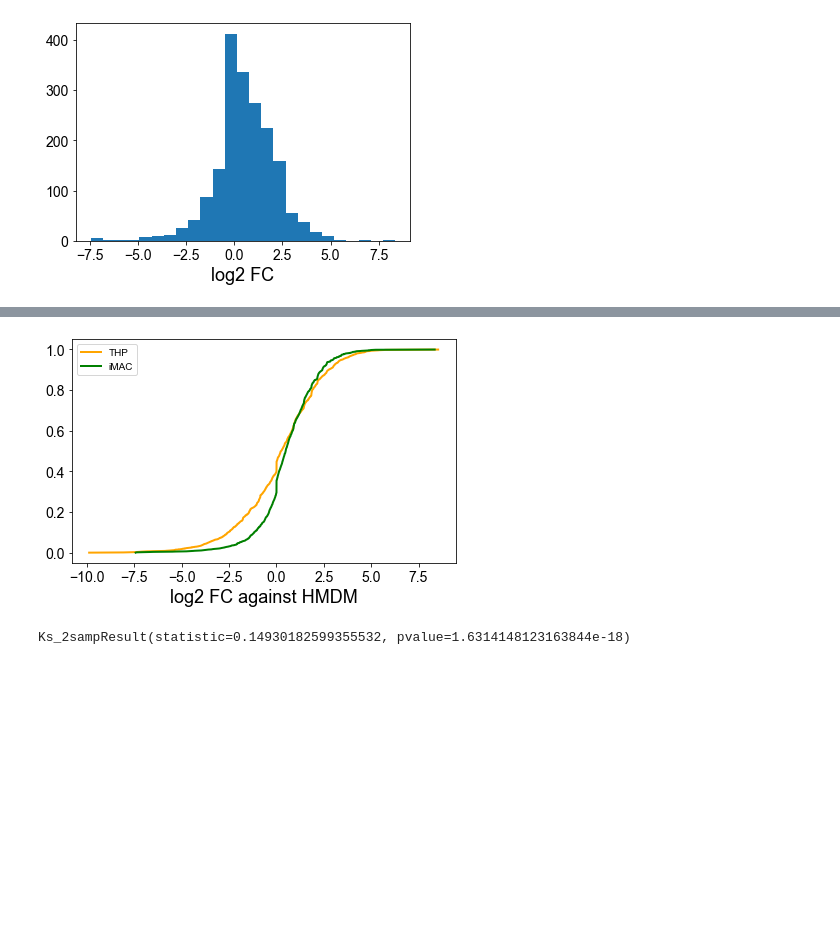
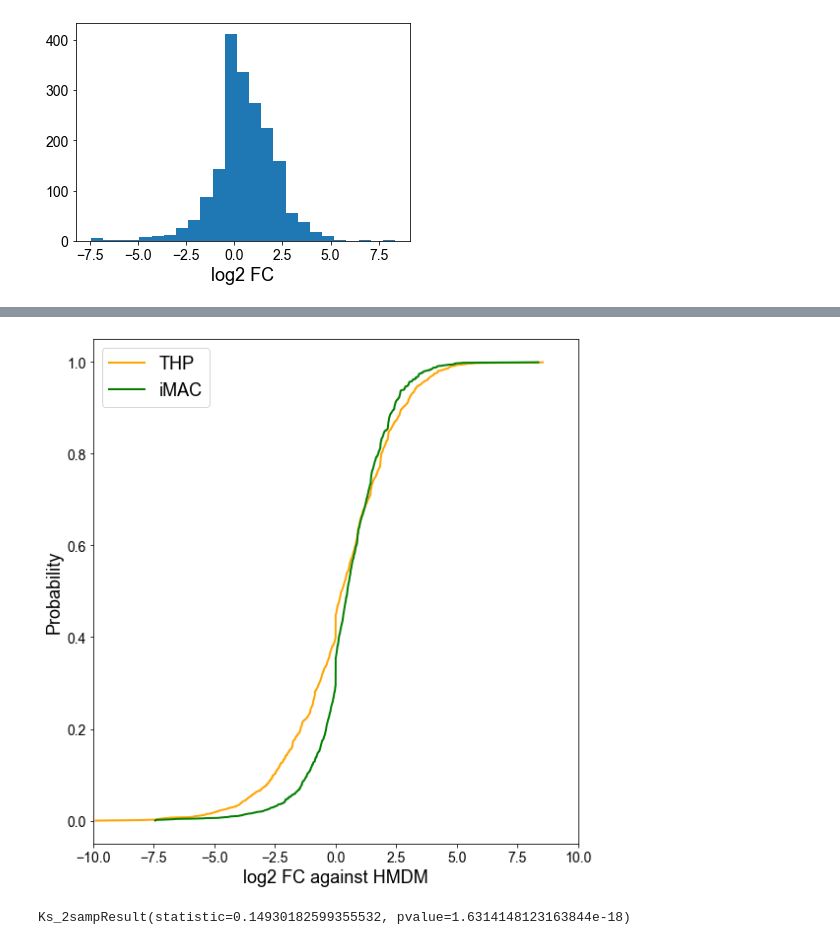
Before and after one commit to adelomana/uwm, a Jupyter notebook: proteomics/proteomics.ipynb, the cells around one changed output, grey strips where cells are left out. Cells and saved outputs as stored; diff of their text form; code cells hidden in the pictures; blank space fills up the shorter version.

```diff
--- a/proteomics/proteomics.ipynb
+++ b/proteomics/proteomics.ipynb
@@ -365,16 +367,21 @@ matplotlib.pyplot.savefig('{}/figures/fold_change_probabilities.pdf'.format(resu
 # %%
-# kolmogorov test of fold change
+matplotlib.pyplot.figure(None,(8,8))
+
 x=numpy.sort(df['log2FC THP'].tolist())
 y=numpy.arange(x.shape[0])/x.shape[0]
 matplotlib.pyplot.plot(x,y,'-',color='orange',lw=2,label='THP')
 
 x=numpy.sort(df['log2FC iMAC'].tolist())
 y=numpy.arange(x.shape[0])/x.shape[0]
 matplotlib.pyplot.plot(x,y,'-',color='green',lw=2,label='iMAC')
 
-matplotlib.pyplot.legend()
+matplotlib.pyplot.xlim(-10,10)
 matplotlib.pyplot.xlabel('log2 FC against HMDM')
+matplotlib.pyplot.ylabel('Probability')
+matplotlib.pyplot.legend(fontsize=18)
 matplotlib.pyplot.tight_layout()
+
+matplotlib.pyplot.savefig('{}/figures/FC_CDF_proteomics.pdf'.format(results_dir))
 # %% [output]
-[figure, old version]
+[figure, new version]
 # %%
```
Also changed, not shown: parts of 2 cells of this notebook, 2 other files.
